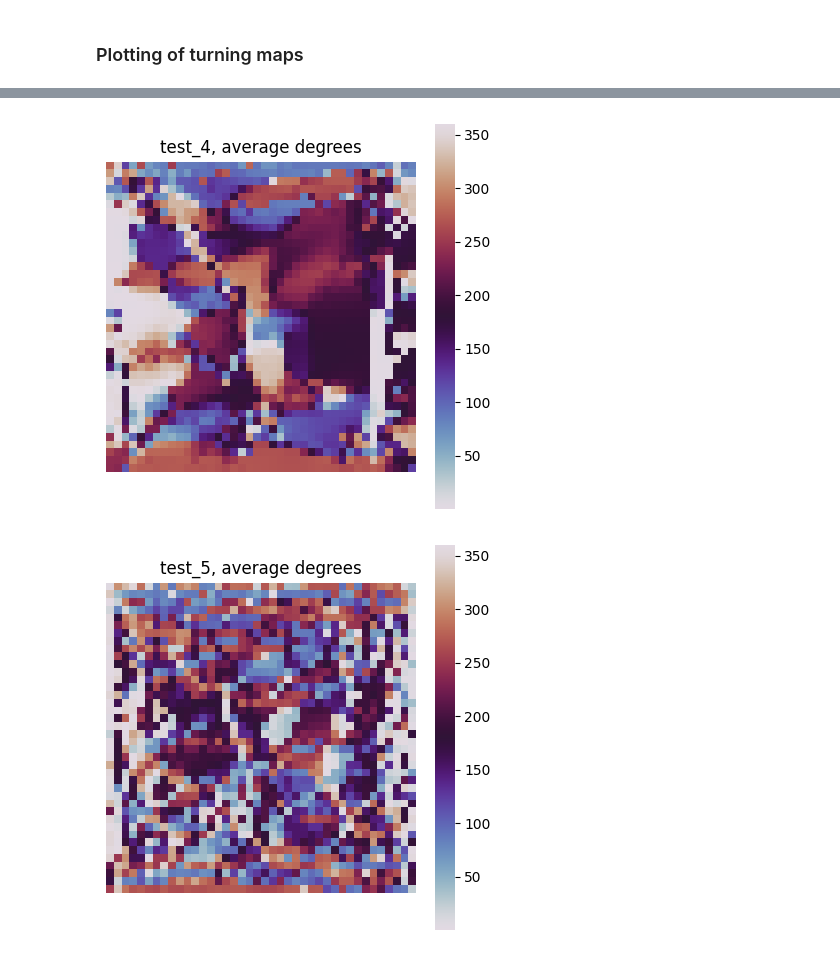
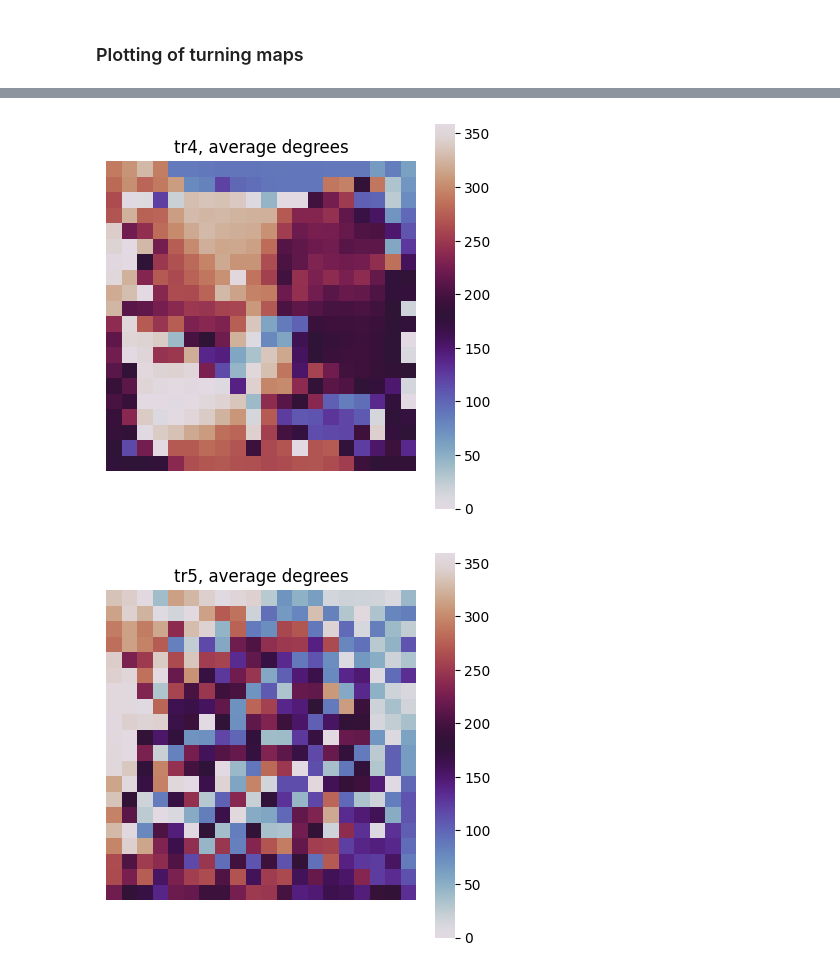
Before and after one commit to Barbara1576/navigation, a Jupyter notebook: vectorFieldsColored-CHECKED.ipynb, the cells around one changed output, grey strips where cells are left out. Cells and saved outputs as stored; diff of their text form; code cells hidden in the pictures.

```diff
--- a/vectorFieldsColored-CHECKED.ipynb
+++ b/vectorFieldsColored-CHECKED.ipynb
@@ -189,10 +198,10 @@ def build_vector_field(df, grid_size,
 # %%
-for i, filtered_df in enumerate(filtered_Vdf_list):
-# for i, filtered_df in enumerate(dfs):
+for k, filtered_df_list in filtered_V_dfs_dict.items():
 
-    build_vector_field(filtered_df,
-                       grid_size=10,
-                       title_name=f'dataset {i}',
+    merged_subtrajs = pd.concat(filtered_df_list)
+    build_vector_field(merged_subtrajs,
+                       grid_size=15,
+                       title_name=f'{k}, num samples={merged_subtrajs.shape[0]}',
                        z_norm=True,
                        lscale=0.17,
                        color_map='Reds',
@@ -212,20 +221,15 @@ for i, filtered_df in enumerate(filtered_Vdf_list):
 # %% [markdown]
 ### Plotting of turning maps
 # %%
-def normalize(y):
-    exceeded_indices = np.where(y > 2*np.pi)[0]
-    if len(exceeded_indices) > 0:
-        y[exceeded_indices] = np.fmod(y[exceeded_indices], 2*np.pi)
-    return y
+from utils.processing import normalize_angles_2pi
 
 def plotTurnsMap(df, grid_size,
                 title_name, z_norm,
+                eps = 1e-2,
                 color_map='twilight',
                 save=False):
-    eps = 0.1
-    ind = range(0, len(df))
-    df = df.reindex(ind)
 
+    df = df.reset_index(drop=True)
     binx = np.linspace(df["x"].min() - eps, df["x"].max() + eps,
                        grid_size+1)
     x_binned = pd.cut(df.x, binx, right=False)
@@ -270,7 +274,7 @@ def plotTurnsMap(df, grid_size,
     vecty = vector_field_matrix[:, :, 3]
 
     Xx = np.arctan2(vectx, vecty) + np.pi
-    Nres = normalize(Xx)
+    Nres = normalize_angles_2pi(Xx)
     arct = (np.rad2deg(Nres) + 180) % 360
 
     plt.figure(figsize=(5, 5))
@@ -292,10 +296,14 @@ def plotTurnsMap(df, grid_size,
 #                 color_map='twilight',
 #                 save=False)
 # %%
-for i, filtered_df in enumerate(dfs):
-    _ = plotTurnsMap(filtered_df,
-                     grid_size=40,
-                     title_name=f'test_{i}',
+# for i, filtered_df in enumerate(dfs):
+for k, filtered_df_list in filtered_V_dfs_dict.items():
+
+    merged_subtrajs = pd.concat(filtered_df_list)
+
+    _ = plotTurnsMap(merged_subtrajs,
+                     grid_size=20,
+                     title_name=f'{k}',
                      z_norm=True,
                      color_map='twilight',
                      save=False)
@@ -307,2 +315,2 @@ for i, filtered_df in enumerate(dfs):
-[figure, old version]
+[figure, new version]
-[figure, old version]
+[figure, new version]
```
Also changed, not shown: parts of 8 cells of this notebook.
